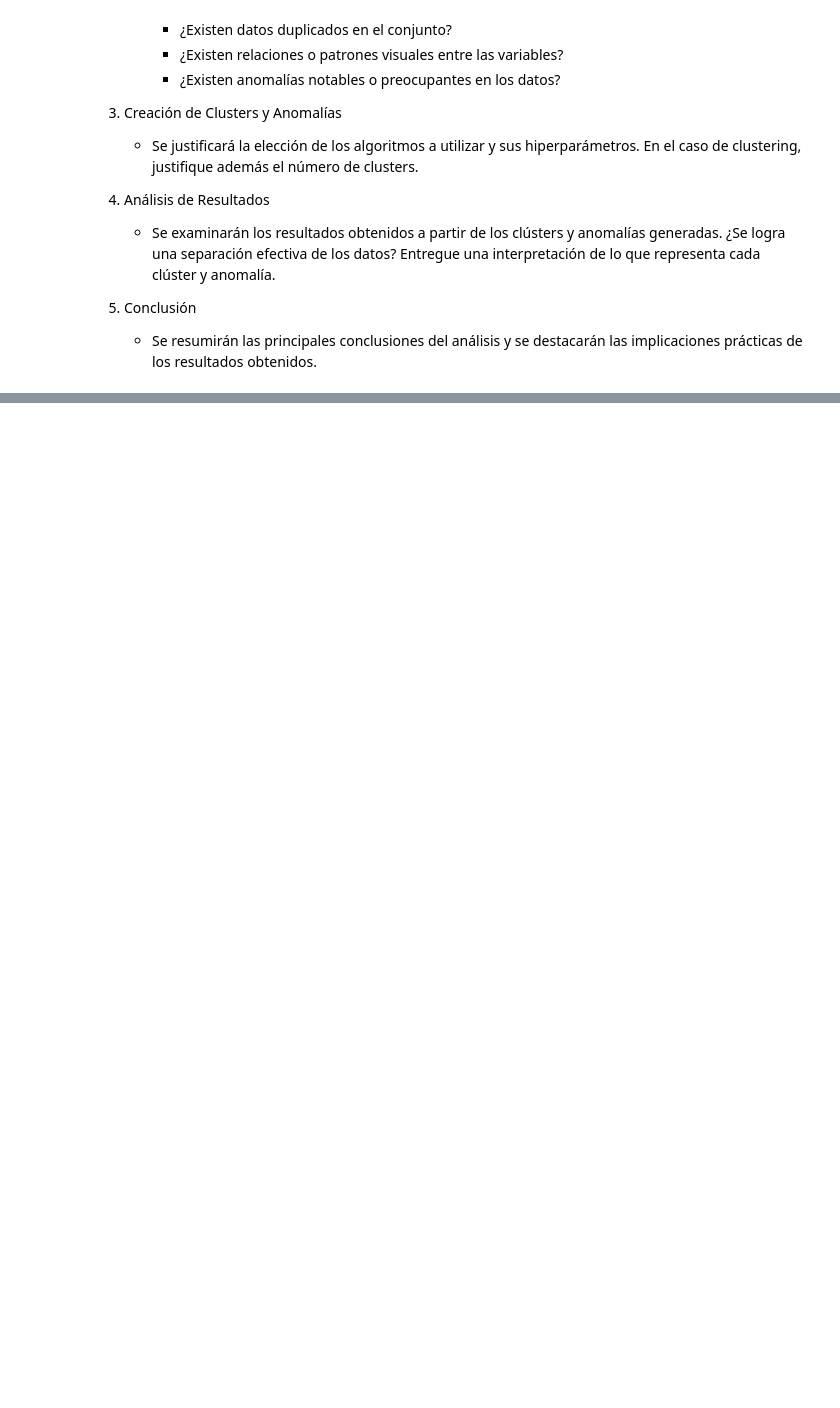
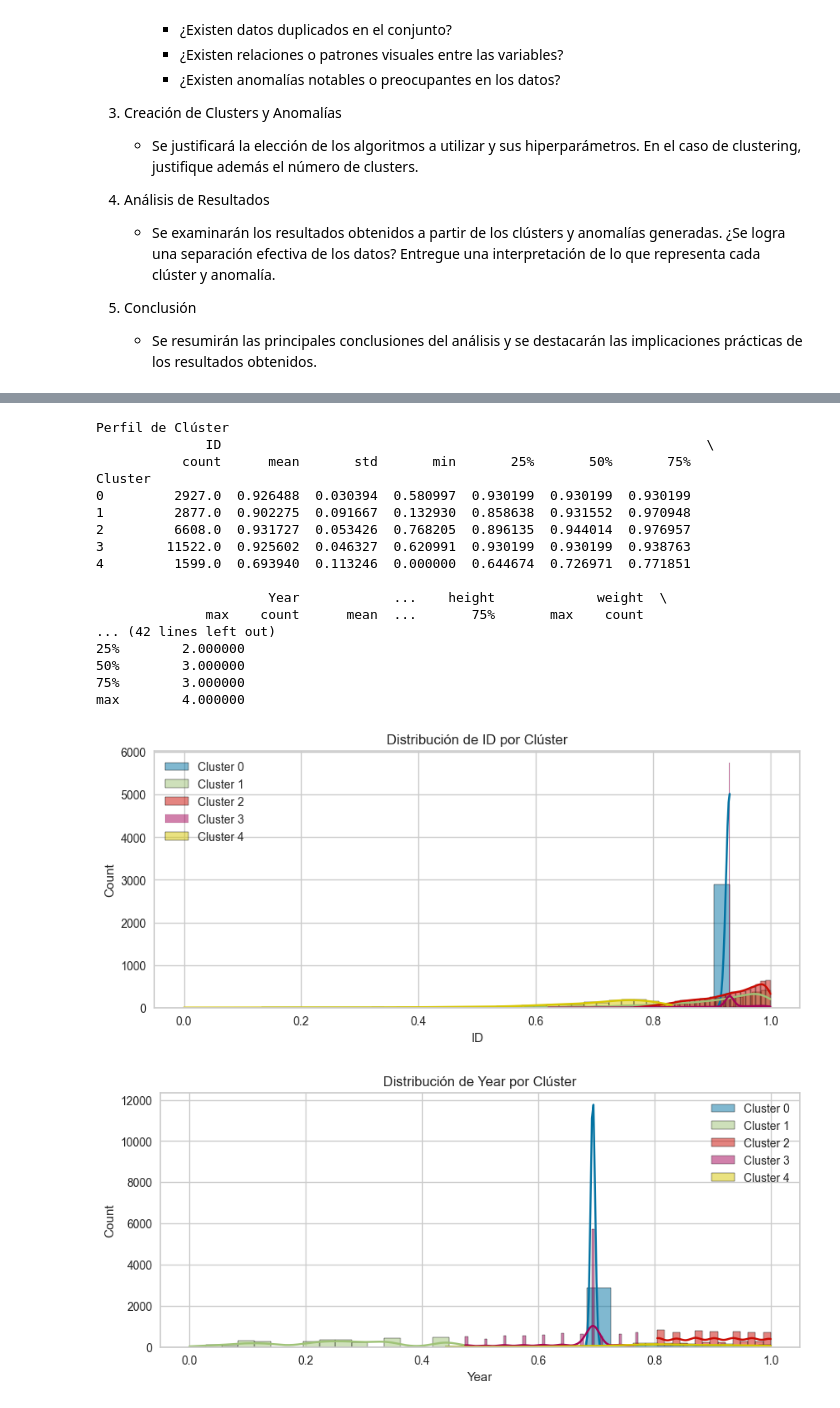
Before and after one commit to tomasaguirre-ignacioalbornoz/MDS7202, a Jupyter notebook: Proyecto1/Proyecto_enunciado.ipynb, the cells around one changed output, grey strips where cells are left out. Cells and saved outputs as stored; diff of their text form; code cells hidden in the pictures; blank space fills up the shorter version.

```diff
--- a/Proyecto1/Proyecto_enunciado.ipynb
+++ b/Proyecto1/Proyecto_enunciado.ipynb
@@ -1236,0 +1261,58 @@ En las figuras es posible notar primero que el gráfico del método del codo mue
+# %%
+import pandas as pd
+# Rutas a los archivos CSV
+ruta_anomalies = r'.\EDA_10-11-2023_sample_16\anomalies\data_anomalies.csv'
+ruta_clusters = r'.\EDA_10-11-2023_sample_16\clusters\cluster_data.csv'
+
+# Leer los archivos CSV en DataFrames
+df_anomalies = pd.read_csv(ruta_anomalies)
+df_clusters = pd.read_csv(ruta_clusters)
+# %%
+# df_clusters, columna 'Cluster' para las etiquetas de clúster
+cluster_groups = df_clusters.groupby('Cluster')
+
+# Perfil de Clúster
+cluster_summary = cluster_groups.describe()
+
+print("Perfil de Clúster")
+print(cluster_summary)
+cluster_summary.to_csv('cluster_summary.csv',index=False)
+
+
+# Comparación con el Total
+overall_summary = df_clusters.describe()
+
+print("Comparación con el Total")
+print(overall_summary)
+overall_summary.to_csv('overall_summary.csv', index=False)
+
+# Análisis de Variables Individuales utilizando histplot e
+for column in df_clusters.columns[:-1]:  # Excluye la columna 'Cluster'
+    plt.figure(figsize=(10, 4))
+    for cluster in cluster_groups.groups:
+        sns.histplot(cluster_groups.get_group(cluster)[column], kde=True, label=f'Cluster {cluster}')
+    plt.title(f'Distribución de {column} por Clúster')
+    plt.legend()
+    plt.savefig(f'distribution_{column}_by_cluster.png')
+    plt.show()
+    plt.close()
+# %% [output]
+Perfil de Clúster
+              ID                                                              \
+           count      mean       std       min       25%       50%       75%
+Cluster
+0         2927.0  0.926488  0.030394  0.580997  0.930199  0.930199  0.930199
+1         2877.0  0.902275  0.091667  0.132930  0.858638  0.931552  0.970948
+2         6608.0  0.931727  0.053426  0.768205  0.896135  0.944014  0.976957
+3        11522.0  0.925602  0.046327  0.620991  0.930199  0.930199  0.938763
+4         1599.0  0.693940  0.113246  0.000000  0.644674  0.726971  0.771851
+
+                      Year            ...    height             weight  \
+              max    count      mean  ...       75%       max    count
+... (42 lines left out)
+25%        2.000000
+50%        3.000000
+75%        3.000000
+max        4.000000
+[figure, added]
+[figure, added]
```
Also changed, not shown: parts of 9 cells of this notebook.
